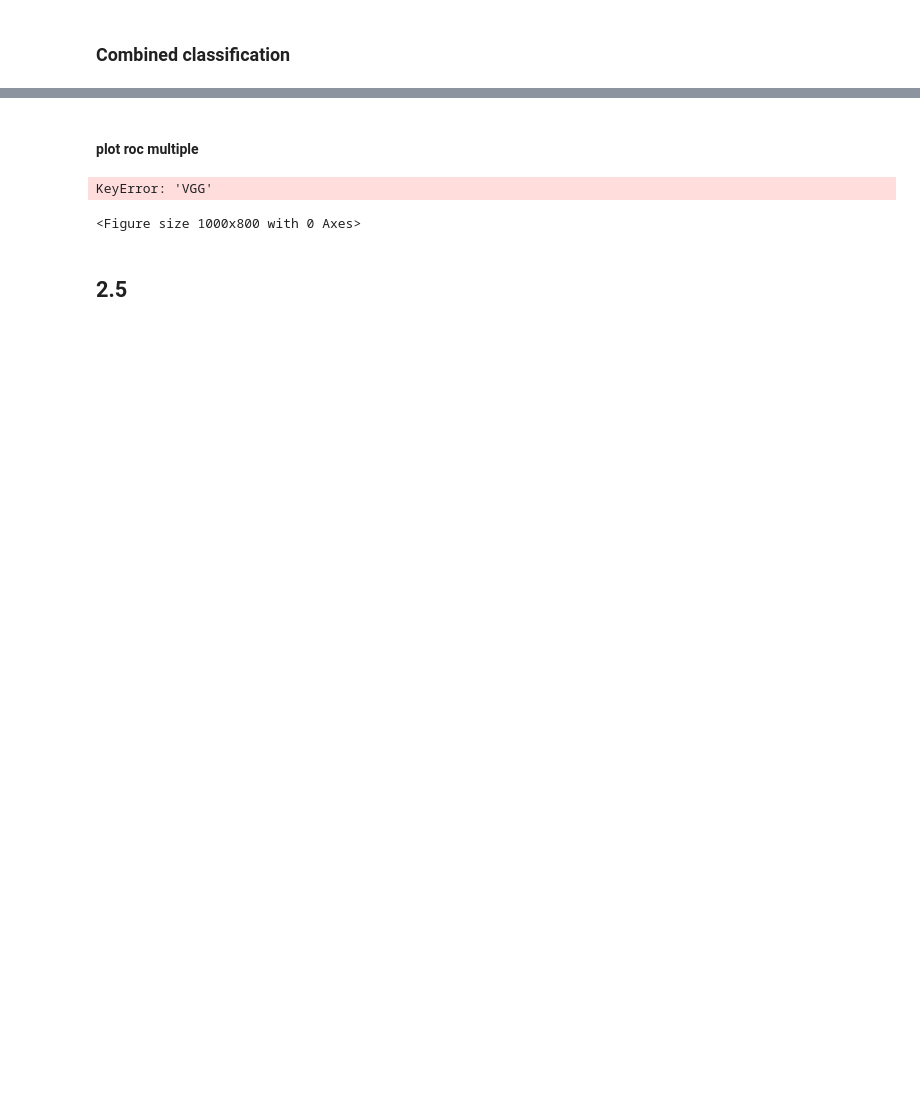
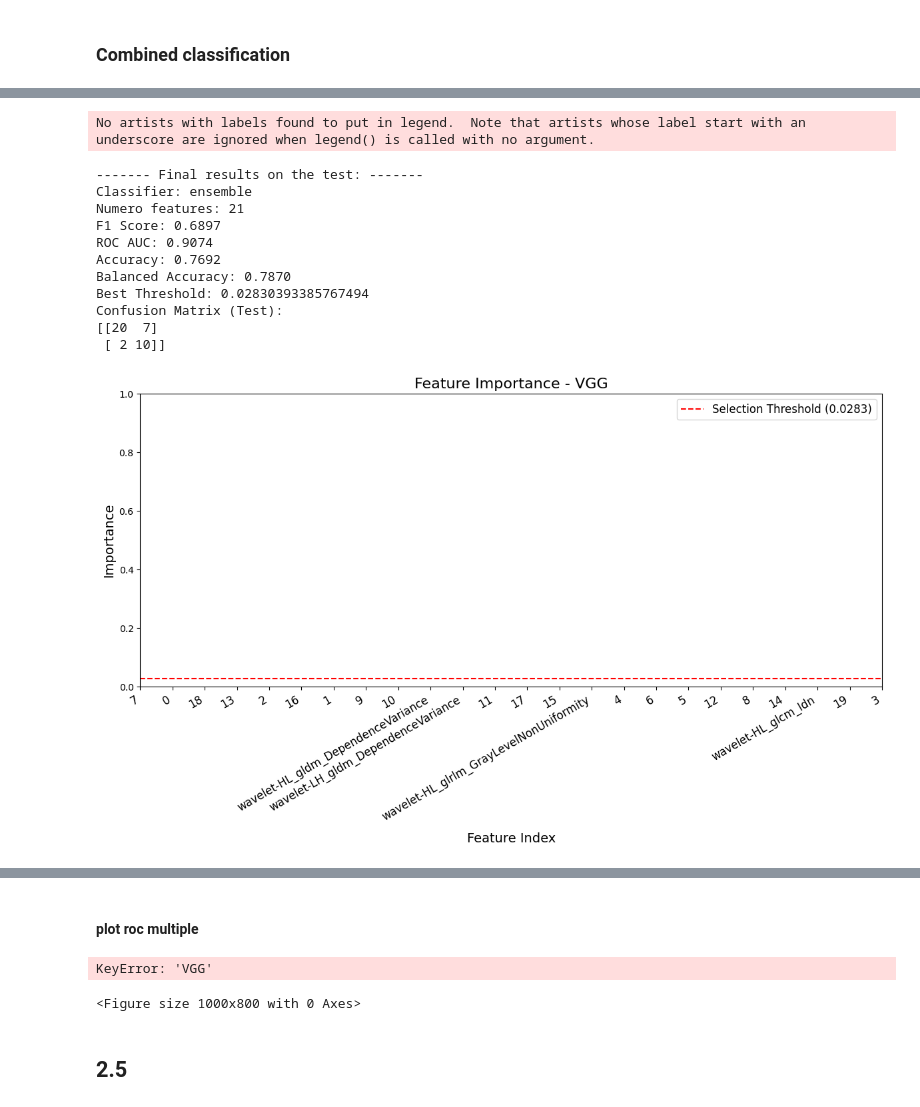
Before and after one commit to alessiamenozzi/TesiBaroniMenozzi, a Jupyter notebook: ClassificatoriFINAL/2Dand2.5DCombination.ipynb, the cells around one changed output, grey strips where cells are left out. Cells and saved outputs as stored; diff of their text form; code cells hidden in the pictures; blank space fills up the shorter version.

Commit message:
modiche file classificazione

```diff
--- a/ClassificatoriFINAL/2Dand2.5DCombination.ipynb
+++ b/ClassificatoriFINAL/2Dand2.5DCombination.ipynb
@@ -753,7 +735,7 @@ for fold_idx, (train_index, val_index) in enumerate(skf.split(X_train_reduced, Y
                     for alpha in alpha_values:
                         #print("Doing alpha ", alpha )
                         classi= classifierinitialization(classifier)
-                        best_case_val= classification_method(selector, classi, alpha, x_train_reduced, y_train, X_val_reduced, y_val, 0, mode="selector", selected_features=[0])
+                        best_case_val= classification_method(classi,  X_val_reduced, y_val, x_train_reduced, y_train, selector=selector, num_features=0, alpha=alpha, mode="selector", selected_features=[0])
 
                         #print(f"for {alpha} found {best_case_val['num_features'] }")
 
@@ -777,7 +759,6 @@ for fold_idx, (train_index, val_index) in enumerate(skf.split(X_train_reduced, Y
                                             'alpha': alpha,
                                             'num_features': best_case_val['num_features'],
                                             'selected_features': best_case_val['selected_features'],
-                                            'pr_auc': best_case_val['pr_auc'],
                                             'roc_auc': best_case_val['roc_auc'],
                                             'f1': best_case_val['f1'],
                                             'accuracy': best_case_val['accuracy'],
@@ -791,7 +772,7 @@ for fold_idx, (train_index, val_index) in enumerate(skf.split(X_train_reduced, Y
 
                         if(fold_idx==0):
                             classi= classifierinitialization(classifier)
-                            best_case_test= classification_method(selector, classi, alpha, X_train_reduced, Y_train, X_test_reduced, y_test, 0, mode="selector", selected_features=[0])
+                            best_case_test= classification_method(classi,  X_test_reduced, y_test, x_train_reduced, y_train, selector=selector, num_features=0, alpha=alpha, mode="selector", selected_features=[0])
 
                             if(best_case_test==0 or best_case_test['num_features']> limit):
                                 best_case_test=template_dict
@@ -811,7 +792,6 @@ for fold_idx, (train_index, val_index) in enumerate(skf.split(X_train_reduced, Y
                                                 'alpha': alpha,
                                                 'num_features': best_case_test['num_features'],
                                                 'selected_features': best_case_test['selected_features'],
-                                                'pr_auc': best_case_test['pr_auc'],
                                                 'roc_auc': best_case_test['roc_auc'],
                                                 'f1': best_case_test['f1'],
                                                 'accuracy': best_case_test['accuracy'],
@@ -827,9 +807,7 @@ for fold_idx, (train_index, val_index) in enumerate(skf.split(X_train_reduced, Y
                     for t in range(2, limit):
                             #print("doing features ", t)
                             classi= classifierinitialization(classifier)
-
-                            best_case_val= classification_method(selector, classi, 0, x_train_reduced, y_train, X_val_reduced, y_val, t, mode="selector", selected_features=[0])
-
+                            best_case_val= classification_method(classi,  X_val_reduced, y_val, x_train_reduced, y_train, selector=selector, num_features=t, alpha=0, mode="selector", selected_features=[0])
 
                             results_val_others[k] = {
                                                 'fold': fold_idx,
@@ -838,7 +816,6 @@ for fold_idx, (train_index, val_index) in enumerate(skf.split(X_train_reduced, Y
                                                 'alpha': 0,
                                                 'num_features': t,
                                                 'selected_features': best_case_val['selected_features'],
-                                                'pr_auc': best_case_val['pr_auc'],
                                                 'roc_auc': best_case_val['roc_auc'],
                                                 'f1': best_case_val['f1'],
                                                 'accuracy': best_case_val['accuracy'],
@@ -850,7 +827,7 @@ for fold_idx, (train_index, val_index) in enumerate(skf.split(X_train_reduced, Y
 
                             if(fold_idx==0):
                                 classi= classifierinitialization(classifier)
-                                best_case_test= classification_method(selector, classi, 0, X_train_reduced, Y_train, X_test_reduced, y_test, t, mode="selector", selected_features=[0])
+                                best_case_test= classification_method(classi,  X_test_reduced, y_test, x_train_reduced, y_train, selector=selector, num_features=t, alpha=0, mode="selector", selected_features=[0])
 
                                 results_test_others[u] = {
                                                     'classifier': classifier,
@@ -858,7 +835,6 @@ for fold_idx, (train_index, val_index) in enumerate(skf.split(X_train_reduced, Y
                                                     'alpha': 0,
                                                     'num_features': t,
                                                     'selected_features': best_case_test['selected_features'],
-                                                    'pr_auc': best_case_test['pr_auc'],
                                                     'roc_auc': best_case_test['roc_auc'],
                                                     'f1': best_case_test['f1'],
                                                     'accuracy': best_case_test['accuracy'],
@@ -1261,0 +1197,34 @@ Confusion Matrix (Test):
+# %%
+results_importance, important_features, trained_classi, roc_results = classification_method_features_fixed_importance(
+    'RF', best_classifier, X_train1, Y_train1, X_test, y_test, df_combined, network_name, roc_results
+)
+
+## to save the trained classifier and the features kept by importance (to be used in the 2.5D)
+#pd.DataFrame(important_features, columns=['Important Features']).to_csv(f'../Combinations/important_features_{network_name}_{type_image}.csv', index=False)
+#joblib.dump(trained_classi, f'../Combinations/trained_classifier_{network_name}_{type_image}.pkl')
+
+
+# Stampa i risultati finali sul test set (con feature importance)
+print(f"\n------- Final results on the test: -------")
+print(f"Classifier: {results_importance['classifier']}")
+print(f"Numero features: {results_importance['number_features']}")
+print(f"F1 Score: {results_importance['f1']:.4f}")
+print(f"ROC AUC: {results_importance['roc_auc']:.4f}")
+print(f"Accuracy: {results_importance['accuracy']:.4f}")
+print(f"Balanced Accuracy: {results_importance['balanced_accuracy']:.4f}")
+print(f"Best Threshold: {results_importance['best_threshold']}")
+print(f"Confusion Matrix (Test):\n{results_importance['confusion_matrix']}")
+# %% [output]
+No artists with labels found to put in legend.  Note that artists whose label start with an underscore are ignored when legend() is called with no argument.
+------- Final results on the test: -------
+Classifier: ensemble
+Numero features: 21
+F1 Score: 0.6897
+ROC AUC: 0.9074
+Accuracy: 0.7692
+Balanced Accuracy: 0.7870
+Best Threshold: 0.02830393385767494
+Confusion Matrix (Test):
+[[20  7]
+ [ 2 10]]
+[figure, added]
```
Also changed, not shown: parts of 31 cells of this notebook, 1 other file.
